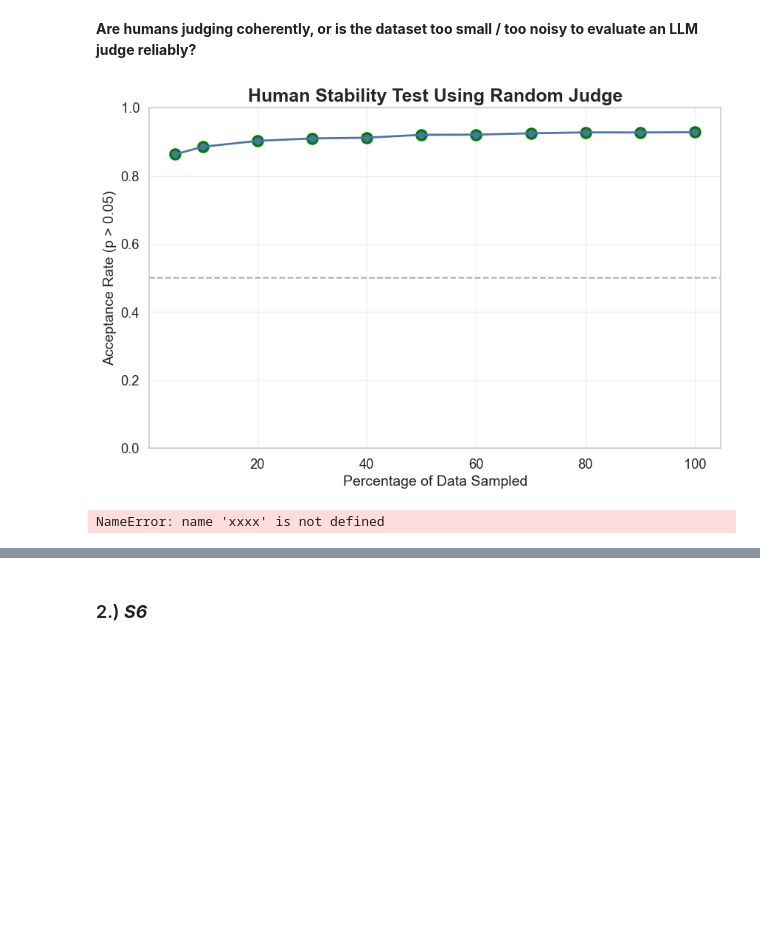
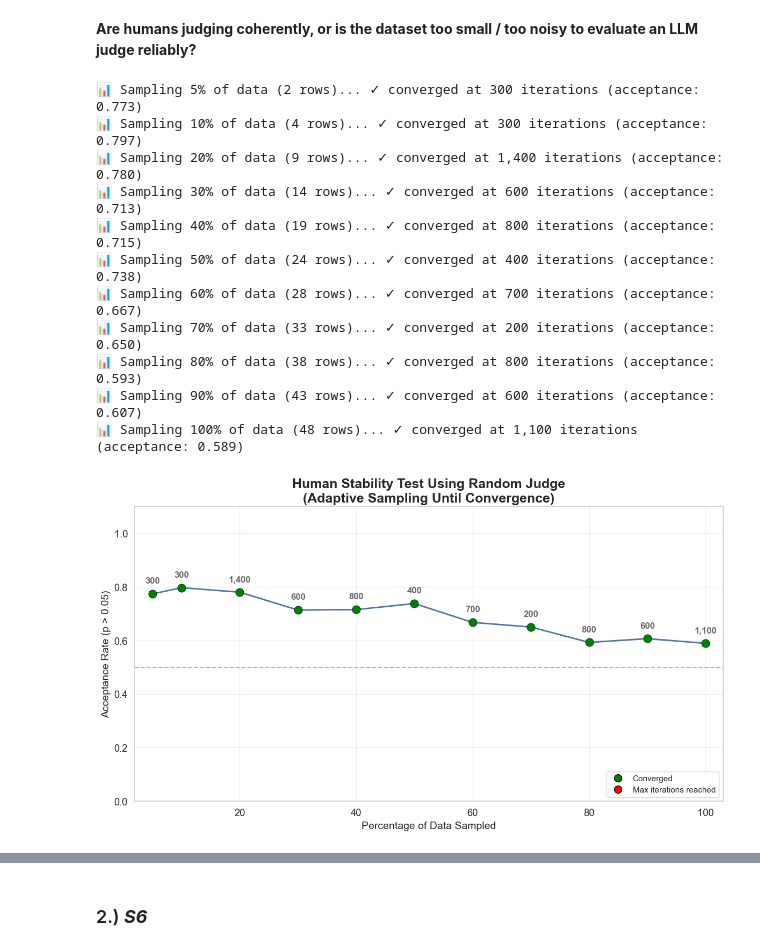
Before and after one commit to Ocean-code-1995/llm-judge-good-enough, a Jupyter notebook: politifact/src/analysis.ipynb, the cells around one changed output, grey strips where cells are left out. Drawn from its saved outputs; the diff is of its cells as text; code cells hidden in the pictures; blank space fills up the shorter version.

Commit message:
feat: add human stability analysis

```diff
--- a/politifact/src/analysis.ipynb
+++ b/politifact/src/analysis.ipynb
@@ -206,12 +206,17 @@ judge.plot_monte_carlo_robustness(
 # %% [markdown]
 **Are humans judging coherently, or is the dataset too small / too noisy to evaluate an LLM judge reliably?**
 # %%
-judge.plot_human_stability_analysis(
-    iterations=10000
-)
+judge.plot_human_stability_analysis()
 # %% [output]
+📊 Sampling 5% of data (2 rows)... ✓ converged at 300 iterations (acceptance: 0.773)
+📊 Sampling 10% of data (4 rows)... ✓ converged at 300 iterations (acceptance: 0.797)
+📊 Sampling 20% of data (9 rows)... ✓ converged at 1,400 iterations (acceptance: 0.780)
+📊 Sampling 30% of data (14 rows)... ✓ converged at 600 iterations (acceptance: 0.713)
+📊 Sampling 40% of data (19 rows)... ✓ converged at 800 iterations (acceptance: 0.715)
+📊 Sampling 50% of data (24 rows)... ✓ converged at 400 iterations (acceptance: 0.738)
+📊 Sampling 60% of data (28 rows)... ✓ converged at 700 iterations (acceptance: 0.667)
+📊 Sampling 70% of data (33 rows)... ✓ converged at 200 iterations (acceptance: 0.650)
+📊 Sampling 80% of data (38 rows)... ✓ converged at 800 iterations (acceptance: 0.593)
+📊 Sampling 90% of data (43 rows)... ✓ converged at 600 iterations (acceptance: 0.607)
+📊 Sampling 100% of data (48 rows)... ✓ converged at 1,100 iterations (acceptance: 0.589)
-[figure, old version]
+[figure, new version]
-# %%
-xxxx
-# %% [output]
-NameError: name 'xxxx' is not defined
```
Also changed, not shown: parts of 9 cells of this notebook, 2 other files.
